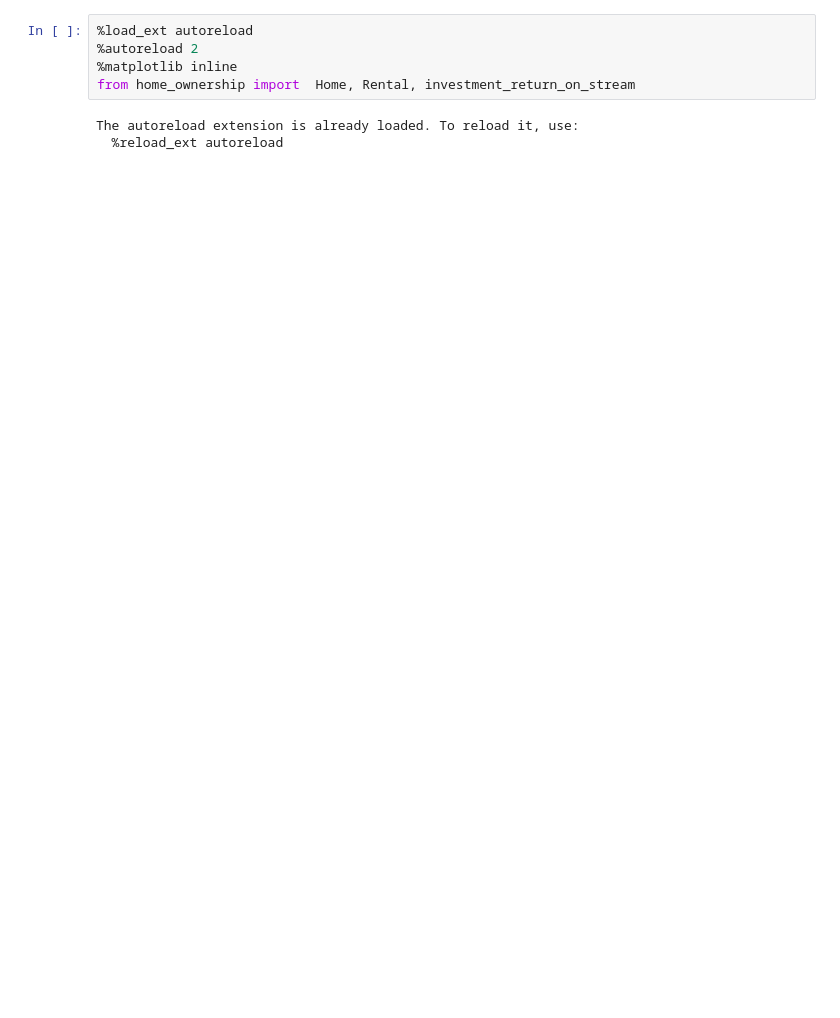
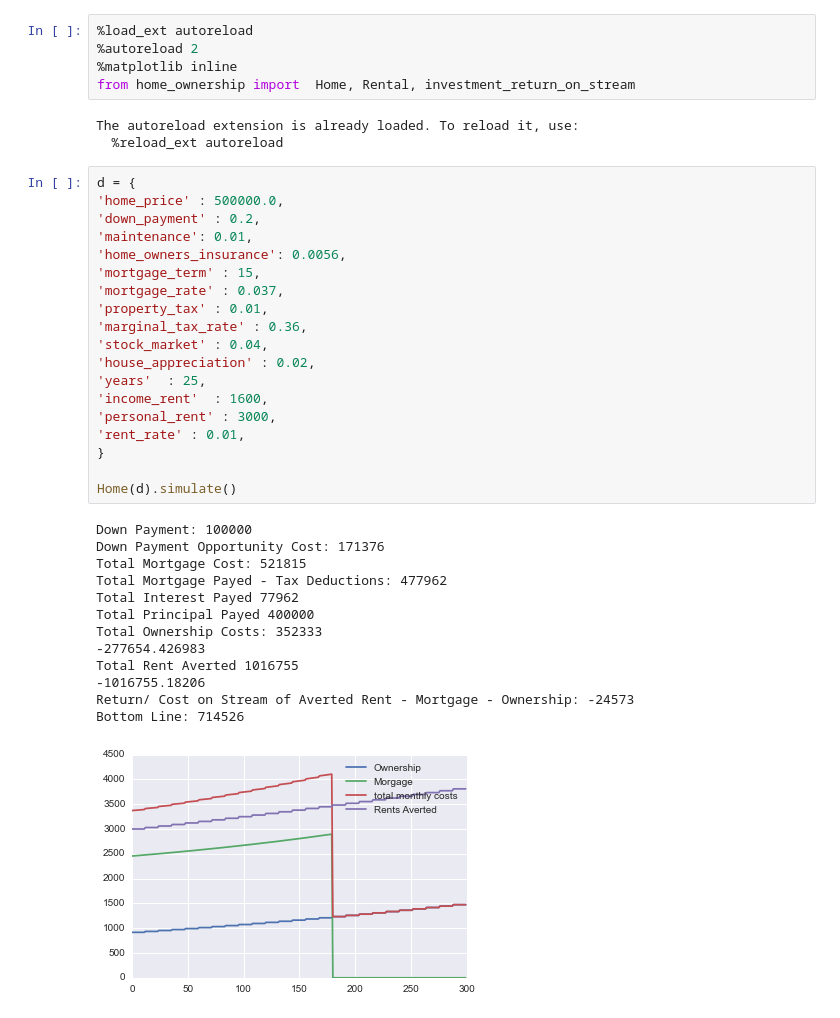
Before and after one commit to ewulczyn/home_ownership, a Jupyter notebook: Economics of Home Ownership.ipynb, the cells around one changed output. Saved outputs shown, nothing was run; the diff lists cells and outputs as text; blank space fills up the shorter version.

```diff
--- a/Economics of Home Ownership.ipynb
+++ b/Economics of Home Ownership.ipynb
@@ -6,5 +6,38 @@ from home_ownership import  Home, Rental, investment_return_on_stream
 # %% [output]
 The autoreload extension is already loaded. To reload it, use:
   %reload_ext autoreload
+# %%
+d = {
+'home_price' : 500000.0,
+'down_payment' : 0.2,
+'maintenance': 0.01,
+'home_owners_insurance': 0.0056,
+'mortgage_term' : 15,
+'mortgage_rate' : 0.037,
+'property_tax' : 0.01,
+'marginal_tax_rate' : 0.36,
+'stock_market' : 0.04,
+'house_appreciation' : 0.02,
+'years'  : 25,
+'income_rent'  : 1600,
+'personal_rent' : 3000,
+'rent_rate' : 0.01,
+}
+
+Home(d).simulate()
+# %% [output]
+Down Payment: 100000
+Down Payment Opportunity Cost: 171376
+Total Mortgage Cost: 521815
+Total Mortgage Payed - Tax Deductions: 477962
+Total Interest Payed 77962
+Total Principal Payed 400000
+Total Ownership Costs: 352333
+-277654.426983
+Total Rent Averted 1016755
+-1016755.18206
+Return/ Cost on Stream of Averted Rent - Mortgage - Ownership: -24573
+Bottom Line: 714526
+[figure, added]
 # %%
 d = {
```
Also changed, not shown: parts of 4 cells of this notebook, 1 other file.
